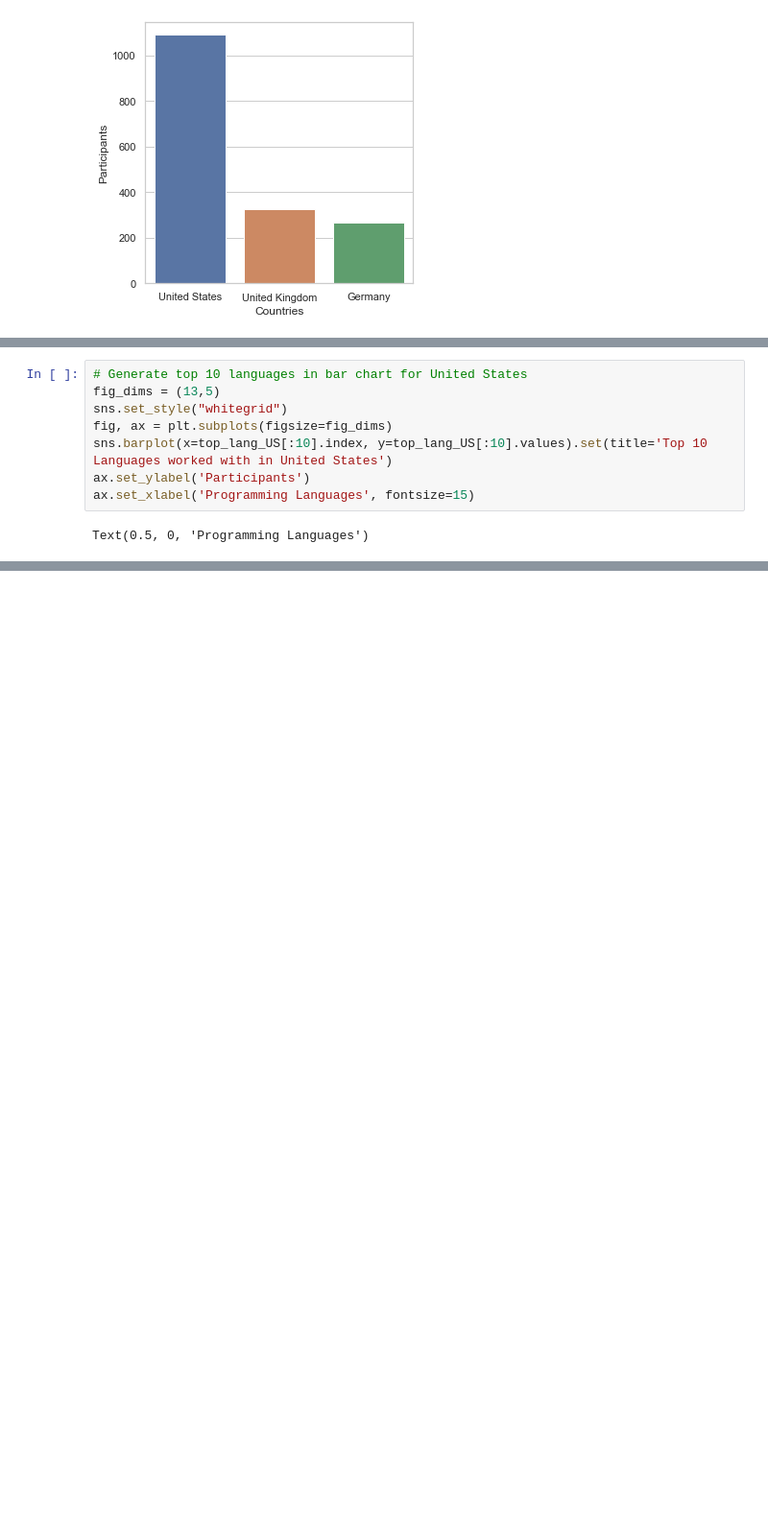
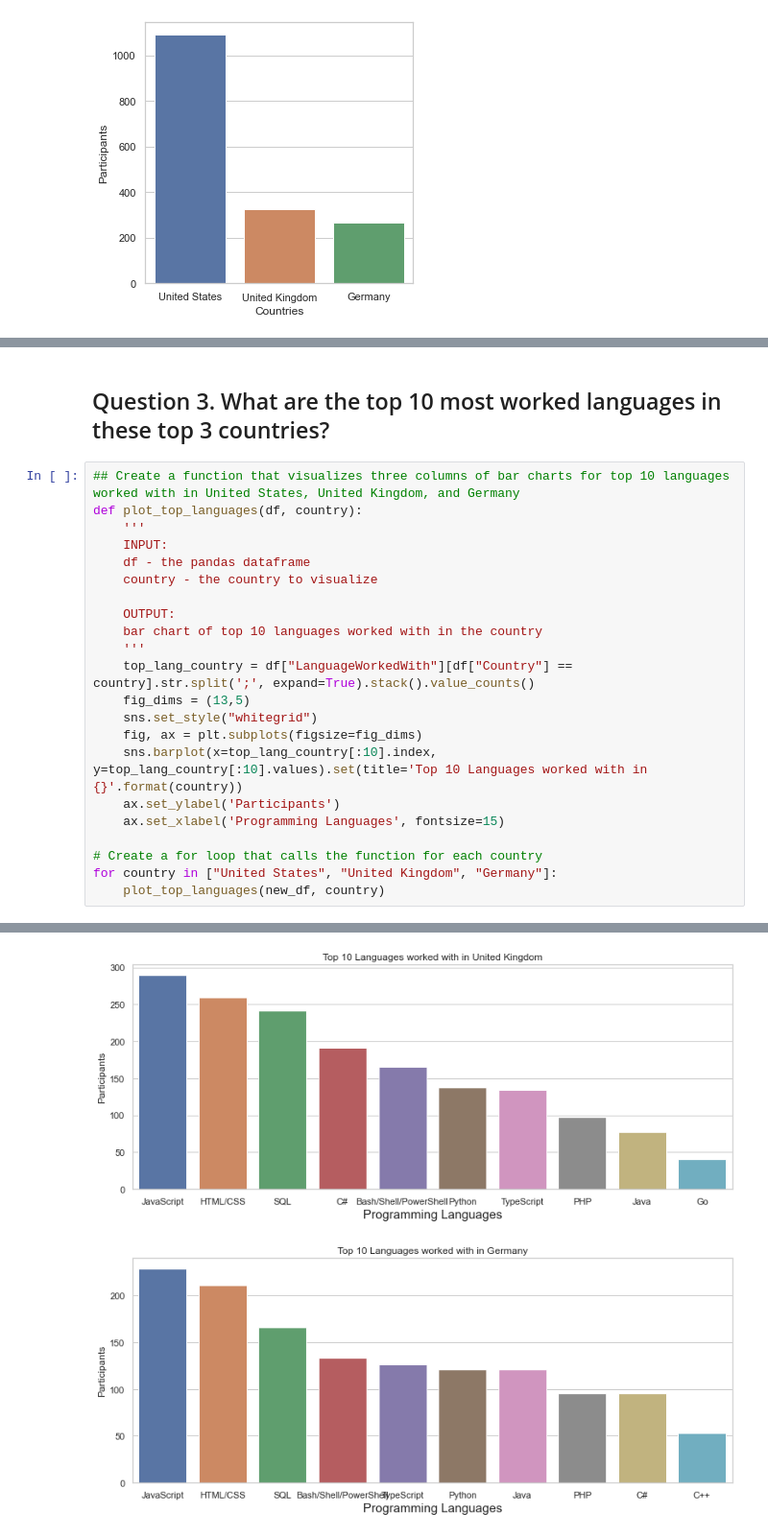
Before and after one commit to linnforsman/stackoverflow2020, a Jupyter notebook: stackoverflow.ipynb, the cells around one changed output, grey strips where cells are left out. Shown at 96% size. Cells and saved outputs as stored; diff of their text form; blank space fills up the shorter version.

Commit message:
Update notebook according to CRISP-DM practices + adding a function

```diff
--- a/stackoverflow.ipynb
+++ b/stackoverflow.ipynb
@@ -193,11 +187,28 @@ Now we are going to generate some graphs for each the top 3 countries with top 1
+# %% [markdown]
+## Question 3. What are the top 10 most worked languages in these top 3 countries?
 # %%
-# Generate top 10 languages in bar chart for United States
-fig_dims = (13,5)
-sns.set_style("whitegrid")
-fig, ax = plt.subplots(figsize=fig_dims)
-sns.barplot(x=top_lang_US[:10].index, y=top_lang_US[:10].values).set(title='Top 10 Languages worked with in United States')
-ax.set_ylabel('Participants')
-ax.set_xlabel('Programming Languages', fontsize=15)
+## Create a function that visualizes three columns of bar charts for top 10 languages worked with in United States, United Kingdom, and Germany
+def plot_top_languages(df, country):
+    '''
+    INPUT:
+    df - the pandas dataframe
+    country - the country to visualize
+
+    OUTPUT:
+    bar chart of top 10 languages worked with in the country
+    '''
+    top_lang_country = df["LanguageWorkedWith"][df["Country"] == country].str.split(';', expand=True).stack().value_counts()
+    fig_dims = (13,5)
+    sns.set_style("whitegrid")
+    fig, ax = plt.subplots(figsize=fig_dims)
+    sns.barplot(x=top_lang_country[:10].index, y=top_lang_country[:10].values).set(title='Top 10 Languages worked with in {}'.format(country))
+    ax.set_ylabel('Participants')
+    ax.set_xlabel('Programming Languages', fontsize=15)
+
+# Create a for loop that calls the function for each country
+for country in ["United States", "United Kingdom", "Germany"]:
+    plot_top_languages(new_df, country)
 # %% [output]
-Text(0.5, 0, 'Programming Languages')
 [figure]
+[figure, added]
+[figure, added]
```
Also changed, not shown: parts of 34 cells of this notebook.
